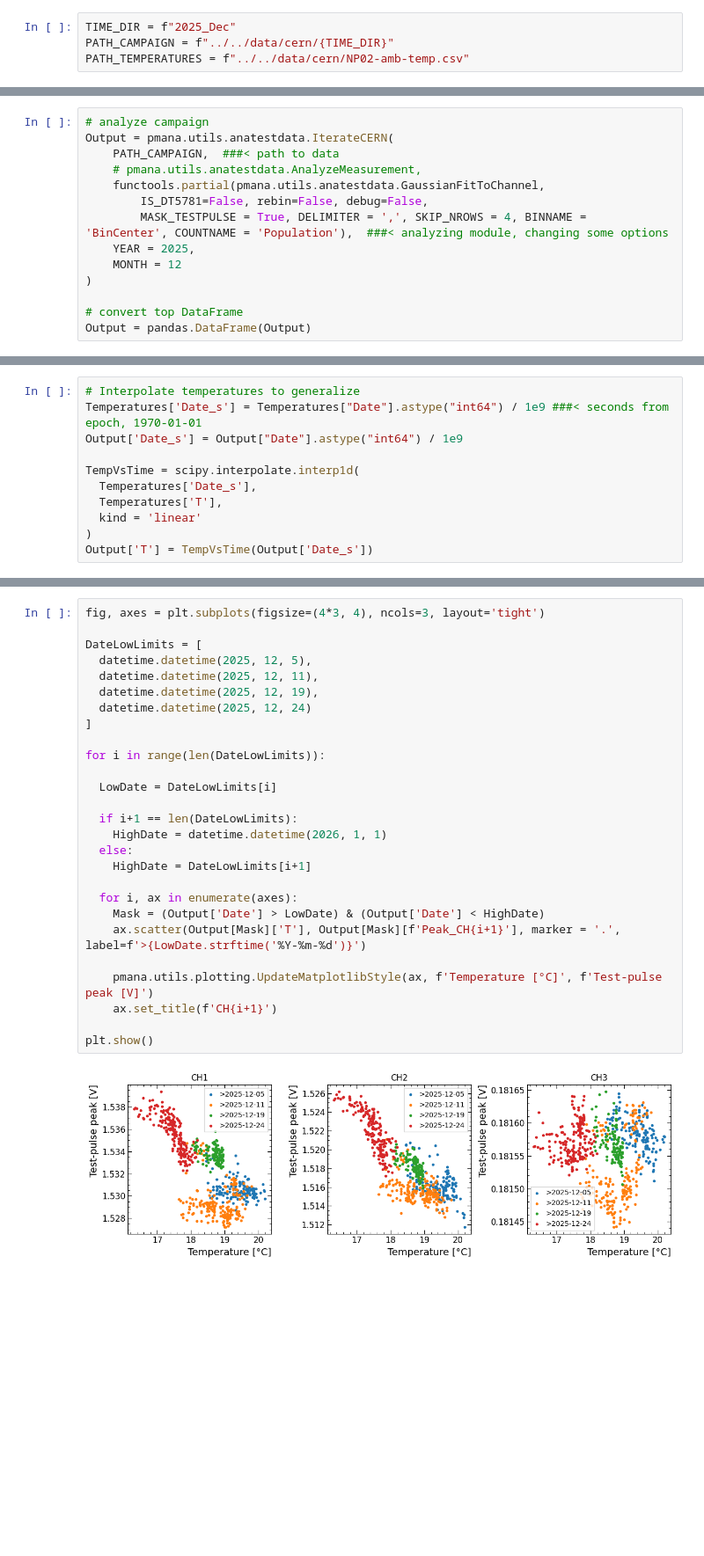
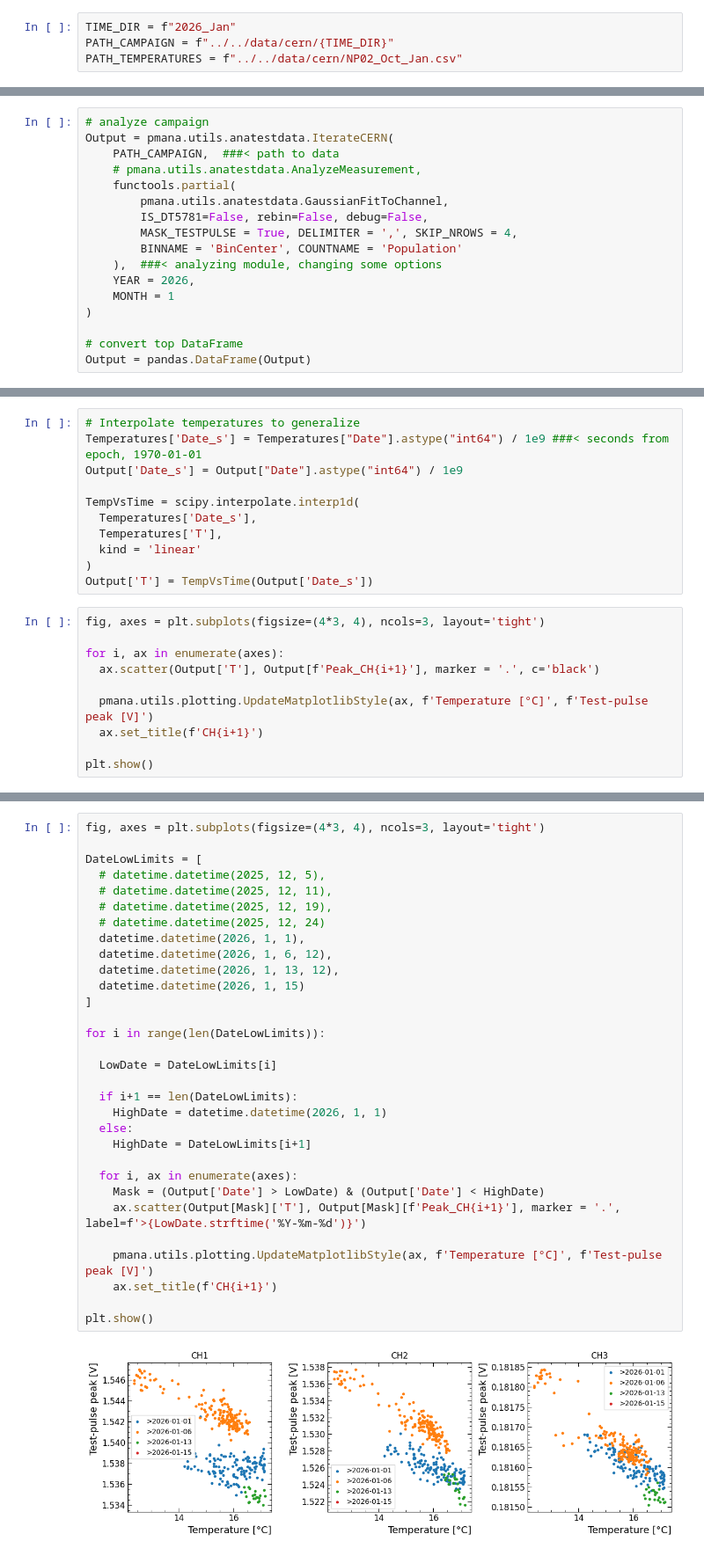
Before and after one commit to rtriozzi/pmana, a Jupyter notebook: notebooks/calibration/pmana_CERN_calibration.ipynb, the cells around one changed output, grey strips where cells are left out. Shown at 88% size. Drawn from its saved outputs; the diff is of its cells as text; blank space fills up the shorter version.

```diff
--- a/notebooks/calibration/pmana_CERN_calibration.ipynb
+++ b/notebooks/calibration/pmana_CERN_calibration.ipynb
@@ -49,9 +51,9 @@ There were 4 used channels in this measurement.
 
 In several campaigns, a test pulse is sent to the channels of each purity monitor. The test pulse serves as a reference, clean, isolated peak (usually, >1 V) we can use to cross-calibrate different channels. Moreover, we can correlate the test pulse trend as function of the temperature to understand the correlation, remove the temperature dependence statistically, and extract the systematic uncertainty on the anode measurements (given that the statistical contribution is negligble for large enough datasets).
 # %%
-TIME_DIR = f"2025_Dec"
+TIME_DIR = f"2026_Jan"
 PATH_CAMPAIGN = f"../../data/cern/{TIME_DIR}"
-PATH_TEMPERATURES = f"../../data/cern/NP02-amb-temp.csv"
+PATH_TEMPERATURES = f"../../data/cern/NP02_Oct_Jan.csv"
 # %%
 # get temperature mapping
 Temperatures = pmana.utils.io.ExtractTemperatureMonitoring(
@@ -68,11 +77,14 @@ Temperatures = pmana.utils.io.ExtractTemperatureMonitoring(
 Output = pmana.utils.anatestdata.IterateCERN(
     PATH_CAMPAIGN,  ###< path to data
     # pmana.utils.anatestdata.AnalyzeMeasurement,
-    functools.partial(pmana.utils.anatestdata.GaussianFitToChannel,
+    functools.partial(
+        pmana.utils.anatestdata.GaussianFitToChannel,
         IS_DT5781=False, rebin=False, debug=False,
-        MASK_TESTPULSE = True, DELIMITER = ',', SKIP_NROWS = 4, BINNAME = 'BinCenter', COUNTNAME = 'Population'),  ###< analyzing module, changing some options
-    YEAR = 2025,
-    MONTH = 12
+        MASK_TESTPULSE = True, DELIMITER = ',', SKIP_NROWS = 4,
+        BINNAME = 'BinCenter', COUNTNAME = 'Population'
+    ),  ###< analyzing module, changing some options
+    YEAR = 2026,
+    MONTH = 1
 )
 
 # convert top DataFrame
@@ -148,3 +160,13 @@ TempVsTime = scipy.interpolate.interp1d(
   kind = 'linear'
 )
 Output['T'] = TempVsTime(Output['Date_s'])
+# %%
+fig, axes = plt.subplots(figsize=(4*3, 4), ncols=3, layout='tight')
+
+for i, ax in enumerate(axes):
+  ax.scatter(Output['T'], Output[f'Peak_CH{i+1}'], marker = '.', c='black')
+
+  pmana.utils.plotting.UpdateMatplotlibStyle(ax, f'Temperature [°C]', f'Test-pulse peak [V]')
+  ax.set_title(f'CH{i+1}')
+
+plt.show()
@@ -151,32 +175,36 @@ Output['T'] = TempVsTime(Output['Date_s'])
 # %%
 fig, axes = plt.subplots(figsize=(4*3, 4), ncols=3, layout='tight')
 
 DateLowLimits = [
-  datetime.datetime(2025, 12, 5),
-  datetime.datetime(2025, 12, 11),
-  datetime.datetime(2025, 12, 19),
-  datetime.datetime(2025, 12, 24)
+  # datetime.datetime(2025, 12, 5),
+  # datetime.datetime(2025, 12, 11),
+  # datetime.datetime(2025, 12, 19),
+  # datetime.datetime(2025, 12, 24)
+  datetime.datetime(2026, 1, 1),
+  datetime.datetime(2026, 1, 6, 12),
+  datetime.datetime(2026, 1, 13, 12),
+  datetime.datetime(2026, 1, 15)
 ]
 
 for i in range(len(DateLowLimits)):
 
   LowDate = DateLowLimits[i]
 
   if i+1 == len(DateLowLimits):
     HighDate = datetime.datetime(2026, 1, 1)
   else:
     HighDate = DateLowLimits[i+1]
 
   for i, ax in enumerate(axes):
     Mask = (Output['Date'] > LowDate) & (Output['Date'] < HighDate)
     ax.scatter(Output[Mask]['T'], Output[Mask][f'Peak_CH{i+1}'], marker = '.', label=f'>{LowDate.strftime('%Y-%m-%d')}')
 
     pmana.utils.plotting.UpdateMatplotlibStyle(ax, f'Temperature [°C]', f'Test-pulse peak [V]')
     ax.set_title(f'CH{i+1}')
 
 plt.show()
 # %% [output]
-[figure, old version]
+[figure, new version]
 # %%
 def linear(T, a, b):
     return a*T + b
```
Also changed, not shown: parts of 23 cells of this notebook.
